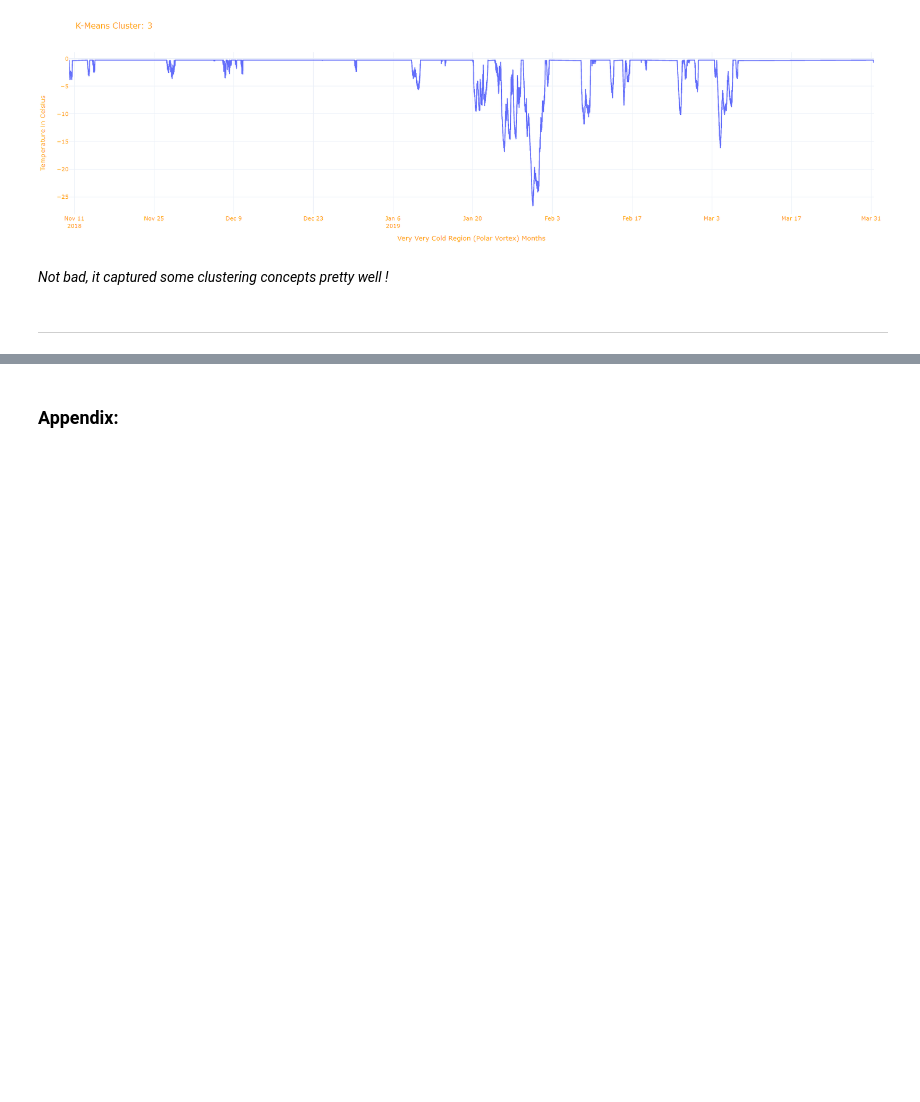
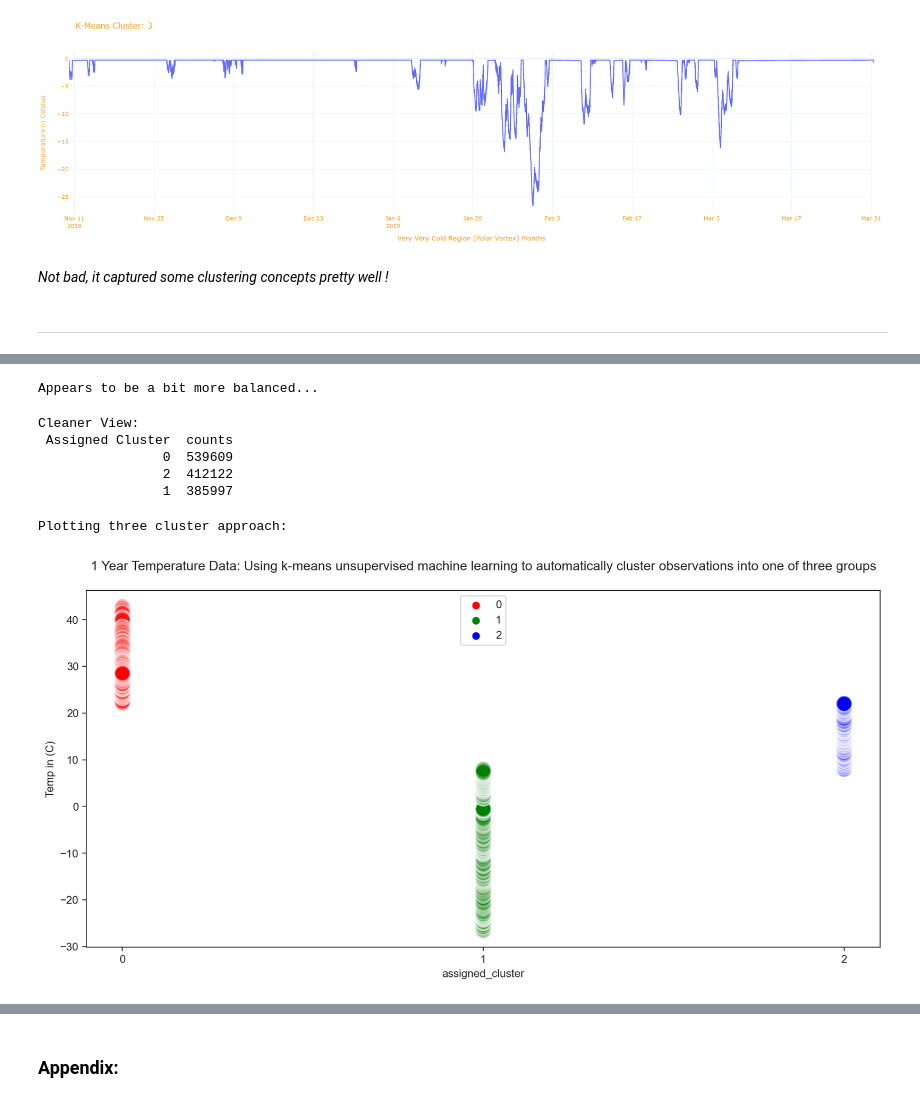
Before and after one commit to tombresee/SensorAnalysis, a Jupyter notebook: ENTER/code/206_k_means_clustering.ipynb, the cells around one changed output, grey strips where cells are left out. Saved outputs shown, nothing was run; the diff lists cells and outputs as text; code cells hidden in the pictures; blank space fills up the shorter version.

```diff
--- a/ENTER/code/206_k_means_clustering.ipynb
+++ b/ENTER/code/206_k_means_clustering.ipynb
@@ -1002,0 +1214,14 @@ https://www.kaggle.com/abhishekyadav5/kmeans-clustering-with-elbow-method-and-si
+# %%
+print('Appears to be a bit more balanced...')
+# %% [output]
+Appears to be a bit more balanced...
+# %%
+print('Cleaner View:')
+temp = tdf.assigned_cluster.value_counts().rename_axis('Assigned Cluster').reset_index(name='counts')
+print(temp.to_string(index=False))
+# %% [output]
+Cleaner View:
+ Assigned Cluster  counts
+                0  539609
+                2  412122
+                1  385997
@@ -1002,0 +1231,22 @@ https://www.kaggle.com/abhishekyadav5/kmeans-clustering-with-elbow-method-and-si
+# %%
+print('Plotting three cluster approach:')
+# %% [output]
+Plotting three cluster approach:
+# %%
+sns.set_style('ticks')
+plt.figure(figsize=(13, 6), dpi=80)
+sns.scatterplot(x='assigned_cluster',
+                y='value_hrf',
+                s=200,
+                alpha = 0.1,
+                hue='assigned_cluster',
+                palette=['red', 'green', 'blue'],
+                data=tdf);
+plt.gca().xaxis.set_major_locator(plt.MultipleLocator(1))
+plt.ylabel('Temp in (C)')
+plt.legend(loc='upper center')
+plt.title('1 Year Temperature Data: Using k-means unsupervised machine learning to automatically cluster observations into one of three groups\n');
+
+plt.savefig('D:\kmean_three_clusters_breakout.png', dpi=600);
+# %% [output]
+[figure, added]
```
Also changed, not shown: parts of 146 cells of this notebook, 2 other files.
